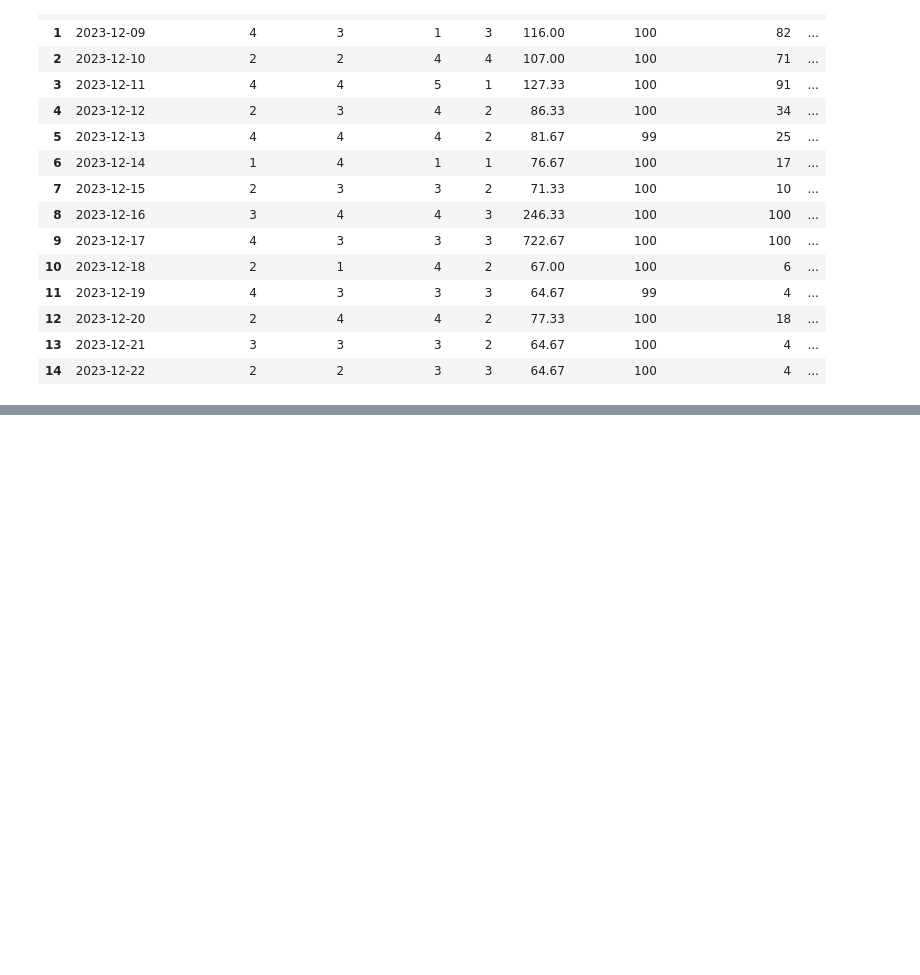
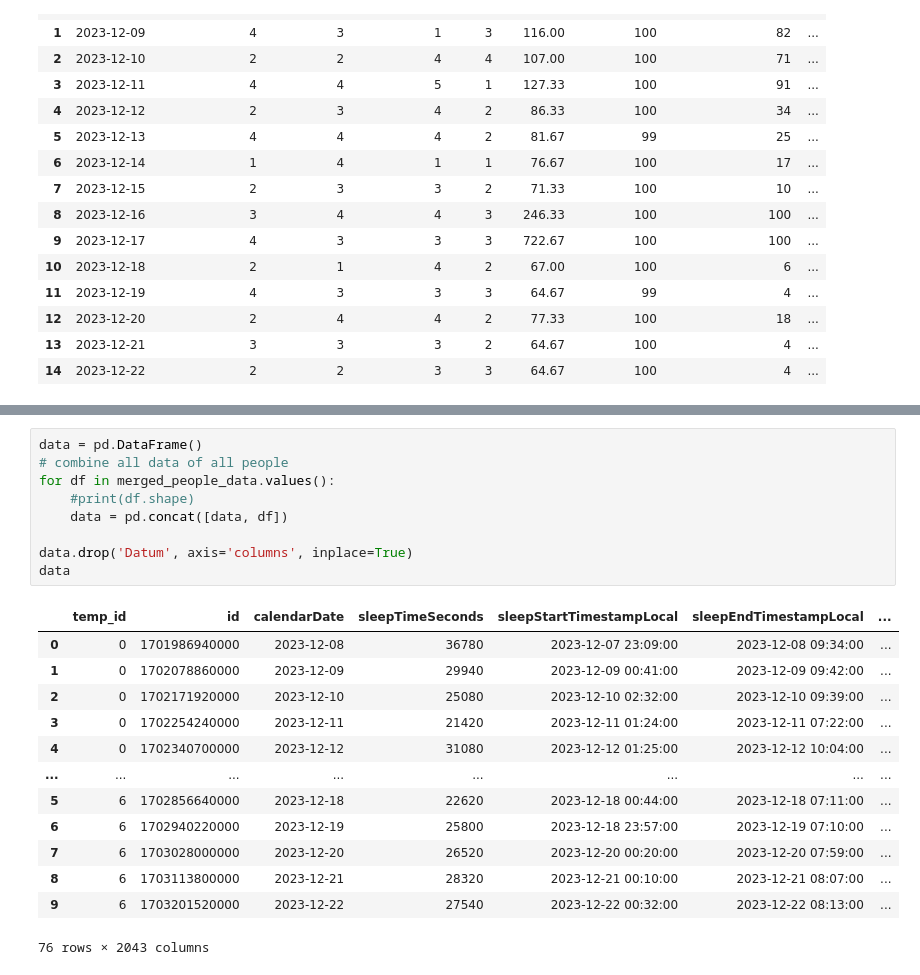
Before and after one commit to Lizoug/Garmin_Watch, a Jupyter notebook: random_forest.ipynb, the cells around one changed output, grey strips where cells are left out. Saved outputs shown, nothing was run; the diff lists cells and outputs as text; blank space fills up the shorter version.

```diff
--- a/random_forest.ipynb
+++ b/random_forest.ipynb
@@ -311,0 +283,23 @@ merged_people_data[3]
+# %%
+data = pd.DataFrame()
+# combine all data of all people
+for df in merged_people_data.values():
+    #print(df.shape)
+    data = pd.concat([data, df])
+
+data.drop('Datum', axis='columns', inplace=True)
+data
+# %% [output]
+|  | temp_id | id | calendarDate | sleepTimeSeconds | sleepStartTimestampLocal | sleepEndTimestampLocal | ... |
+| 0 | 0 | 1701986940000 | 2023-12-08 | 36780 | 2023-12-07 23:09:00 | 2023-12-08 09:34:00 | ... |
+| 1 | 0 | 1702078860000 | 2023-12-09 | 29940 | 2023-12-09 00:41:00 | 2023-12-09 09:42:00 | ... |
+| 2 | 0 | 1702171920000 | 2023-12-10 | 25080 | 2023-12-10 02:32:00 | 2023-12-10 09:39:00 | ... |
+| 3 | 0 | 1702254240000 | 2023-12-11 | 21420 | 2023-12-11 01:24:00 | 2023-12-11 07:22:00 | ... |
+| 4 | 0 | 1702340700000 | 2023-12-12 | 31080 | 2023-12-12 01:25:00 | 2023-12-12 10:04:00 | ... |
+| ... | ... | ... | ... | ... | ... | ... | ... |
+| 5 | 6 | 1702856640000 | 2023-12-18 | 22620 | 2023-12-18 00:44:00 | 2023-12-18 07:11:00 | ... |
+| 6 | 6 | 1702940220000 | 2023-12-19 | 25800 | 2023-12-18 23:57:00 | 2023-12-19 07:10:00 | ... |
+| 7 | 6 | 1703028000000 | 2023-12-20 | 26520 | 2023-12-20 00:20:00 | 2023-12-20 07:59:00 | ... |
+| 8 | 6 | 1703113800000 | 2023-12-21 | 28320 | 2023-12-21 00:10:00 | 2023-12-21 08:07:00 | ... |
+| 9 | 6 | 1703201520000 | 2023-12-22 | 27540 | 2023-12-22 00:32:00 | 2023-12-22 08:13:00 | ... |
+76 rows × 2043 columns
```
Also changed, not shown: parts of 27 cells of this notebook.
